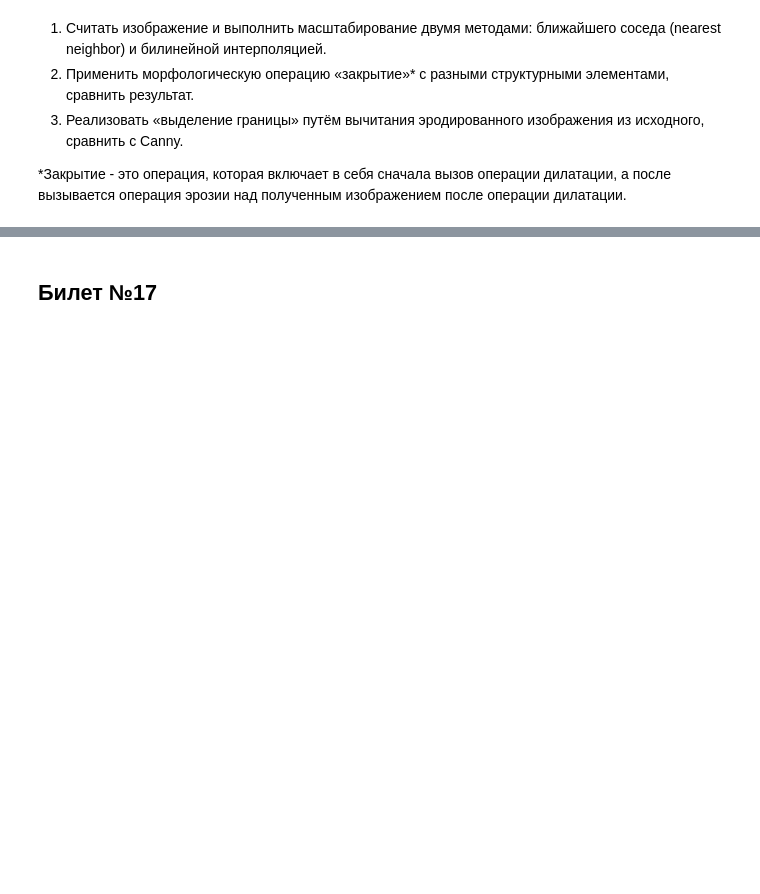
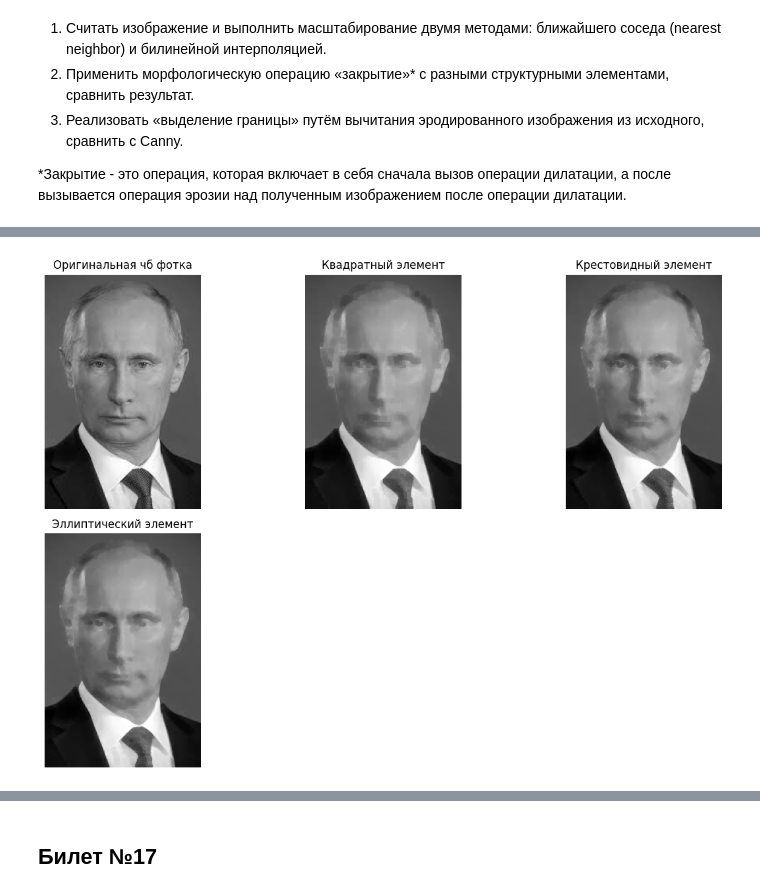
Before and after one commit to vadim13213/image_processing, a Jupyter notebook: Билеты_МиАЦОИ_2024.ipynb, the cells around one changed output, grey strips where cells are left out. Drawn from its saved outputs; the diff is of its cells as text; code cells hidden in the pictures; blank space fills up the shorter version.

```diff
--- a/Билеты_МиАЦОИ_2024.ipynb
+++ b/Билеты_МиАЦОИ_2024.ipynb
@@ -111,0 +152,45 @@
+# %%
+#2 Применить морфологическую операцию «закрытие»* с разными структурными элементами, сравнить результат.
+
+image = cv2.imread('/content/images (1).jpg', cv2.IMREAD_GRAYSCALE) #гружу в чб
+
+# маленький квадрат
+kernel_square = np.ones((5, 5), np.uint8)
+
+# крест
+kernel_cross = cv2.getStructuringElement(cv2.MORPH_CROSS, (5, 5))
+
+# эллипс
+kernel_ellipse = cv2.getStructuringElement(cv2.MORPH_ELLIPSE, (5, 5))
+
+# операция закрытия (дилатация + эрозия)
+closing_square = cv2.morphologyEx(image, cv2.MORPH_CLOSE, kernel_square)
+closing_cross = cv2.morphologyEx(image, cv2.MORPH_CLOSE, kernel_cross)
+closing_ellipse = cv2.morphologyEx(image, cv2.MORPH_CLOSE, kernel_ellipse)
+
+plt.figure(figsize=(12, 8))
+
+plt.subplot(2, 3, 1)
+plt.imshow(image, cmap='gray')
+plt.title('Оригинальная чб фотка')
+plt.axis('off')
+
+plt.subplot(2, 3, 2)
+plt.imshow(closing_square, cmap='gray')
+plt.title('Квадратный элемент')
+plt.axis('off')
+
+plt.subplot(2, 3, 3)
+plt.imshow(closing_cross, cmap='gray')
+plt.title('Крестовидный элемент')
+plt.axis('off')
+
+plt.subplot(2, 3, 4)
+plt.imshow(closing_ellipse, cmap='gray')
+plt.title('Эллиптический элемент')
+plt.axis('off')
+
+plt.tight_layout()
+plt.show()
+# %% [output]
+[figure, added]
```
Also changed, not shown: parts of 5 cells of this notebook.
